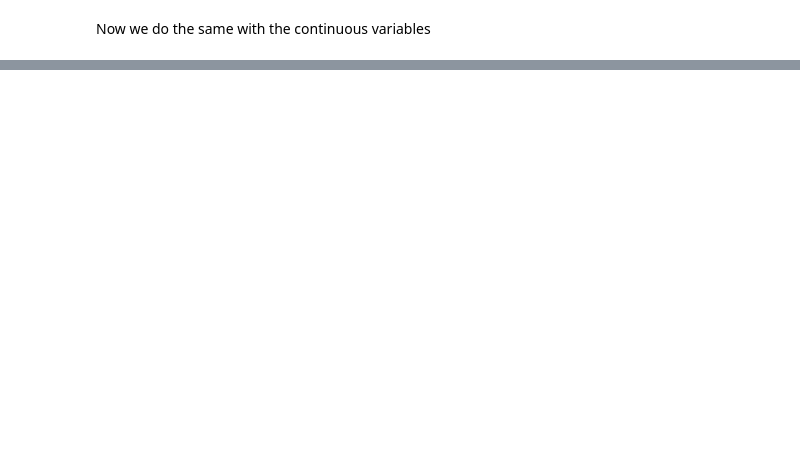
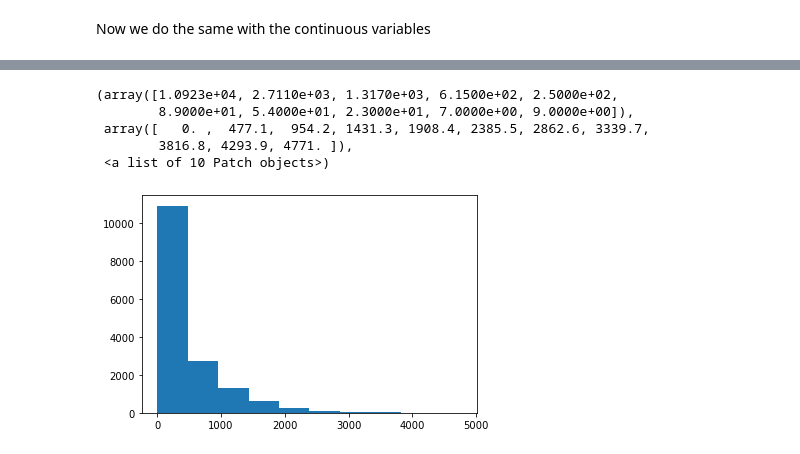
Before and after one commit to agemcipe/data_processes_mlcolonoscopy, a Jupyter notebook: notebooks/descriptive_analysis.ipynb, the cells around one changed output, grey strips where cells are left out. Saved outputs shown, nothing was run; the diff lists cells and outputs as text; code cells hidden in the pictures; blank space fills up the shorter version.

```diff
--- a/notebooks/descriptive_analysis.ipynb
+++ b/notebooks/descriptive_analysis.ipynb
@@ -572,0 +591,4 @@ We can study to reduce the cross-correlation and/or to delete some variables
+# %%
+df['movement_var'] = ((df['block_movement_h'] / df['var_movement_h']) + (df['block_movement_v'] / df['var_movement_v'])) / 2
+
+df = df.drop(['block_movement_h', 'block_movement_v', 'var_movement_h', 'var_movement_v'], axis = 1)
@@ -572,0 +597,4 @@ We can study to reduce the cross-correlation and/or to delete some variables
+# %%
+df['cost'] = (df['cost_1'] + df['cost_2']) / 2
+
+df = df.drop(['cost_1', 'cost_2'], axis = 1)
@@ -572,0 +613,2 @@ We can study to reduce the cross-correlation and/or to delete some variables
+# %%
+df = df.drop(["movement_var", "sub_mean", "var_sub_blocks", "inter_16x16_parts", "mean"], axis = 1)
@@ -572,0 +626,6 @@ We can study to reduce the cross-correlation and/or to delete some variables
+# %%
+cont = df.loc[:, df.nunique() >= 29]
+varlist = cont.columns.tolist()
+varlist.append('relevant')
+contRelv = df[varlist]
+equality_testing(contRelv, ["bits","movement_level","variance","pixel_frame", "cost", "sobel_hv"], contRelv.columns[-1])
@@ -572,0 +645,9 @@ We can study to reduce the cross-correlation and/or to delete some variables
+# %%
+plt.hist(cont.bits)
+# %% [output]
+(array([1.0923e+04, 2.7110e+03, 1.3170e+03, 6.1500e+02, 2.5000e+02,
+        8.9000e+01, 5.4000e+01, 2.3000e+01, 7.0000e+00, 9.0000e+00]),
+ array([   0. ,  477.1,  954.2, 1431.3, 1908.4, 2385.5, 2862.6, 3339.7,
+        3816.8, 4293.9, 4771. ]),
+ <a list of 10 Patch objects>)
+[figure, added]
```
Also changed, not shown: parts of 32 cells of this notebook.
